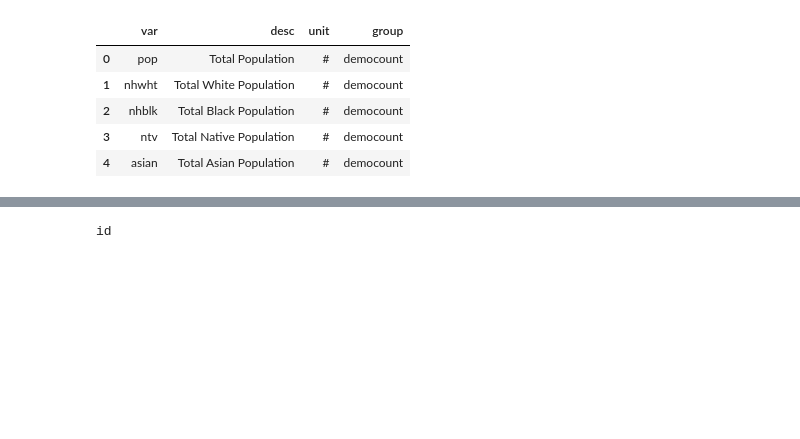
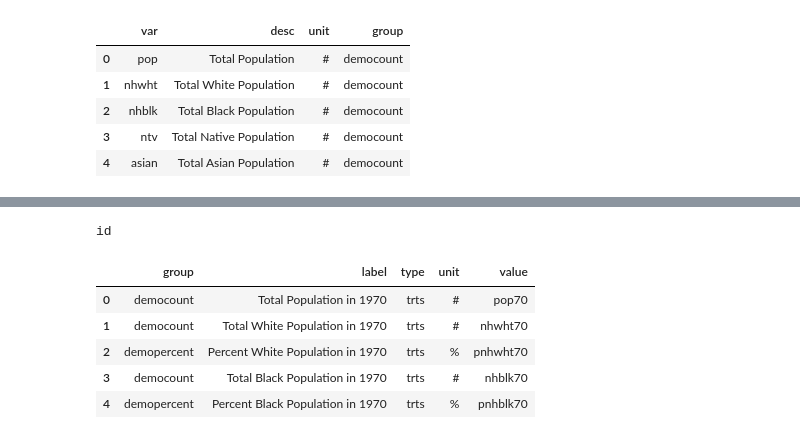
Before and after one commit to codefordurham/datahub-dw, a Jupyter notebook: affordablehousing_data/ltdbacs7016.ipynb, the cells around one changed output, grey strips where cells are left out. Saved outputs shown, nothing was run; the diff lists cells and outputs as text; code cells hidden in the pictures; blank space fills up the shorter version.

Commit message:
Changed menu dividing into groups with submenu

```diff
--- a/affordablehousing_data/ltdbacs7016.ipynb
+++ b/affordablehousing_data/ltdbacs7016.ipynb
@@ -394,8 +464,6 @@ varinfo.head()
 # %%
 columns = np.array(ltdbacs7016tr.columns)
-
-f = open('ltdbacs_trts_vuemapmenu.js','w')
-f.write('export const options = [\n')
+mi = []
 
 for column in columns:
     colyear = column[len(column)-2:]
@@ -407,31 +475,31 @@ for column in columns:
                 colyr2 = column[len(column)-5:len(column)-3]
                 if colyr1 == '98':
                     var = varinfo.loc[varinfo['var'] == colvar]
-                    f.write("  {label: '"+var.desc.to_string(index=False)+" between 19"+colyr1+
-                            " and 20"+colyr2+", Adjusted to 2017 Dollars"+
-                            "', value: '"+column+"', unit: '"+var.unit.to_string(index=False)+
-                            "', group: '"+var.group.to_string(index=False)+"', type: 'trts'},\n")
+                    mi.append({'label': var.desc.to_string(index=False)+" between 19"+colyr1+
+                              " and 20"+colyr2+", Adjusted to 2017 Dollars",
+                              'value': column, 'unit': var.unit.to_string(index=False),
+                              'group': var.group.to_string(index=False), 'type': 'trts'})
                 else:
                     var = varinfo.loc[varinfo['var'] == colvar]
-                    f.write("  {label: '"+var.desc.to_string(index=False)+" between 20"+colyr1+
-                            " and 20"+colyr2+", Adjusted to 2017 Dollars"+
-                            "', value: '"+column+"', unit: '"+var.unit.to_string(index=False)+
-                            "', group: '"+var.group.to_string(index=False)+"', type: 'trts'},\n")
+                    mi.append({'label': var.desc.to_string(index=False)+" between 20"+colyr1+
+                              " and 20"+colyr2+", Adjusted to 2017 Dollars",
+                              'value': column, 'unit': var.unit.to_string(index=False),
+                              'group': var.group.to_string(index=False), 'type': 'trts'})
             elif column[len(column)-7:len(column)-3].isnumeric() == False:
                 colvar = column[:len(column)-5]
                 colyr = column[len(column)-5:len(column)-3]
                 if int(colyr) < 20:
                     var = varinfo.loc[varinfo['var'] == colvar]
-                    f.write("  {label: '"+var.desc.to_string(index=False)+" in 20"+colyr+
-                            ", Adjusted to 2017 Dollars"+
-                            "', value: '"+column+"', unit: '"+var.unit.to_string(index=False)+
-                            "', group: '"+var.group.to_string(index=False)+"', type: 'trts'},\n")
+                    mi.append({'label': var.desc.to_string(index=False)+" in 20"+colyr+
+                              ", Adjusted to 2017 Dollars",
+                              'value': column, 'unit': var.unit.to_string(index=False),
+                              'group': var.group.to_string(index=False), 'type': 'trts'})
                 elif int(colyr) > 20:
                     var = varinfo.loc[varinfo['var'] == colvar]
-                    f.write("  {label: '"+var.desc.to_string(index=False)+" in 19"+colyr+
-                            ", Adjusted to 2017 Dollars"+
-                            "', value: '"+column+"', unit: '"+var.unit.to_string(index=False)+
-                            "', group: '"+var.group.to_string(index=False)+"', type: 'trts'},\n")
+                    mi.append({'label': var.desc.to_string(index=False)+" in 19"+colyr+
+                               ", Adjusted to 2017 Dollars",
+                               'value': column, 'unit': var.unit.to_string(index=False),
+                               'group': var.group.to_string(index=False), 'type': 'trts'})
                 else:
                     print(colyr)
             else:
@@ -439,52 +507,58 @@ for column in columns:
         else:
             colvar = column[:len(column)-4]
             var = varinfo.loc[varinfo['var'] == colvar]
-            f.write("  {label: '"+var.desc.to_string(index=False)+" between 2015 and 2017"+
-                    "', value: '"+column+"', unit: '"+var.unit.to_string(index=False)+
-                    "', group: '"+var.group.to_string(index=False)+"', type: 'trts'},\n")
+            mi.append({'label': var.desc.to_string(index=False)+" between 2015 and 2017",
+                       'value': column, 'unit': var.unit.to_string(index=False),
+                       'group': var.group.to_string(index=False), 'type': 'trts'})
     else:
         if column[len(column)-4:].isnumeric() == True:
             colvar = column[:len(column)-4]
             colyr1 = column[len(column)-4:len(column)-2]
             colyr2 = column[len(column)-2:]
             if colyr1 == '98':
                 var = varinfo.loc[varinfo['var'] == colvar]
-                f.write("  {label: '"+var.desc.to_string(index=False)+" between 19"+colyr1+" and 20"+colyr2+
-                        "', value: '"+column+"', unit: '"+var.unit.to_string(index=False)+
-                        "', group: '"+var.group.to_string(index=False)+"', type: 'trts'},\n")
+                mi.append({'label': var.desc.to_string(index=False)+" between 19"+colyr1+" and 20"+colyr2,
+                           'value': column, 'unit': var.unit.to_string(index=False),
+                           'group': var.group.to_string(index=False), 'type': 'trts'})
             else:
                 if column == columns[len(columns)-1]:
                     var = varinfo.loc[varinfo['var'] == colvar]
-                    f.write("  {label: '"+var.desc.to_string(index=False)+" between 20"+colyr1+" and 20"+colyr2+
-                            "', value: '"+column+"', unit: '"+var.unit.to_string(index=False)+
-                            "', group: '"+var.group.to_string(index=False)+"', type: 'trts'}\n")
+                    mi.append({'label': var.desc.to_string(index=False)+" between 20"+colyr1+" and 20"+colyr2,
+                               'value': column, 'unit': var.unit.to_string(index=False),
+                               'group': var.group.to_string(index=False), 'type': 'trts'})
                 else:
                     var = varinfo.loc[varinfo['var'] == colvar]
-                    f.write("  {label: '"+var.desc.to_string(index=False)+" between 20"+colyr1+" and 20"+colyr2+
-                            "', value: '"+column+"', unit: '"+var.unit.to_string(index=False)+
-                            "', group: '"+var.group.to_string(index=False)+"', type: 'trts'},\n")
+                    mi.append({'label': var.desc.to_string(index=False)+" between 20"+colyr1+" and 20"+colyr2,
+                               'value': column, 'unit': var.unit.to_string(index=False),
+                               'group': var.group.to_string(index=False), 'type': 'trts'})
 
         elif column[len(column)-4:].isnumeric() == False:
             colvar = column[:len(column)-2]
             colyr = column[len(column)-2:]
             if colyr == 'id':
                 print(colyr)
             elif int(colyr) < 20:
                 var = varinfo.loc[varinfo['var'] == colvar]
-                f.write("  {label: '"+var.desc.to_string(index=False)+" in 20"+colyr+
-                        "', value: '"+column+"', unit: '"+var.unit.to_string(index=False)+
-                        "', group: '"+var.group.to_string(index=False)+"', type: 'trts'},\n")
+                mi.append({'label': var.desc.to_string(index=False)+" in 20"+colyr,
+                           'value': column, 'unit': var.unit.to_string(index=False),
+                           'group': var.group.to_string(index=False), 'type': 'trts'})
             elif int(colyr) > 20:
                 var = varinfo.loc[varinfo['var'] == colvar]
-                f.write("  {label: '"+var.desc.to_string(index=False)+" in 19"+colyr+
-                        "', value: '"+column+"', unit: '"+var.unit.to_string(index=False)+
-                        "', group: '"+var.group.to_string(index=False)+"', type: 'trts'},\n")
+                mi.append({'label': var.desc.to_string(index=False)+" in 19"+colyr,
+                           'value': column, 'unit': var.unit.to_string(index=False),
+                           'group': var.group.to_string(index=False), 'type': 'trts'})
             else:
                 print(colyr)
         else:
             print(column)
 
-f.write(']\n')
-f.close()
+mi = pd.DataFrame.from_dict(mi)
+mi.head()
 # %% [output]
 id
+|  | group | label | type | unit | value |
+| 0 | democount | Total Population in 1970 | trts | # | pop70 |
+| 1 | democount | Total White Population in 1970 | trts | # | nhwht70 |
+| 2 | demopercent | Percent White Population in 1970 | trts | % | pnhwht70 |
+| 3 | democount | Total Black Population in 1970 | trts | # | nhblk70 |
+| 4 | demopercent | Percent Black Population in 1970 | trts | % | pnhblk70 |
```
Also changed, not shown: parts of 5 cells of this notebook, 4 other files.
